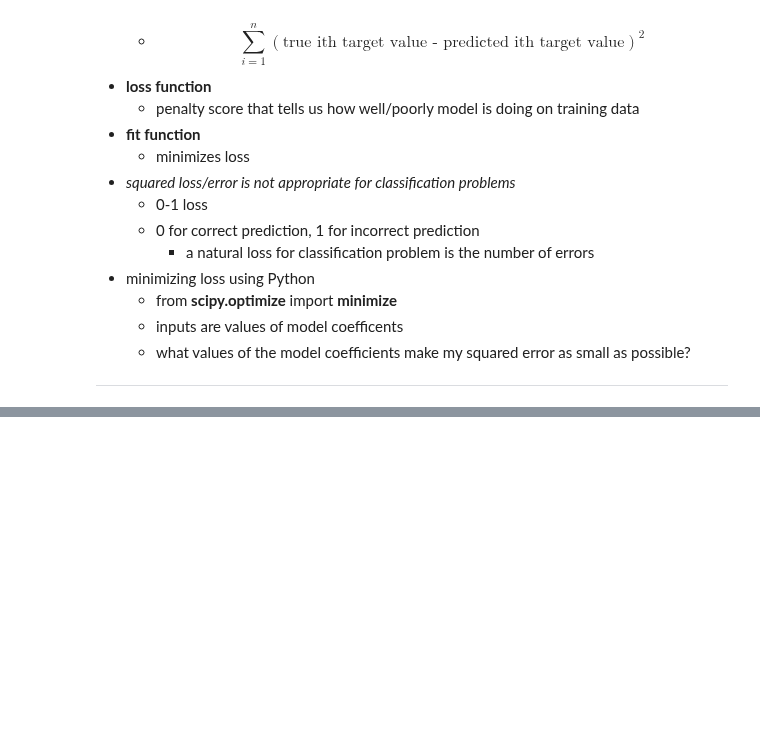
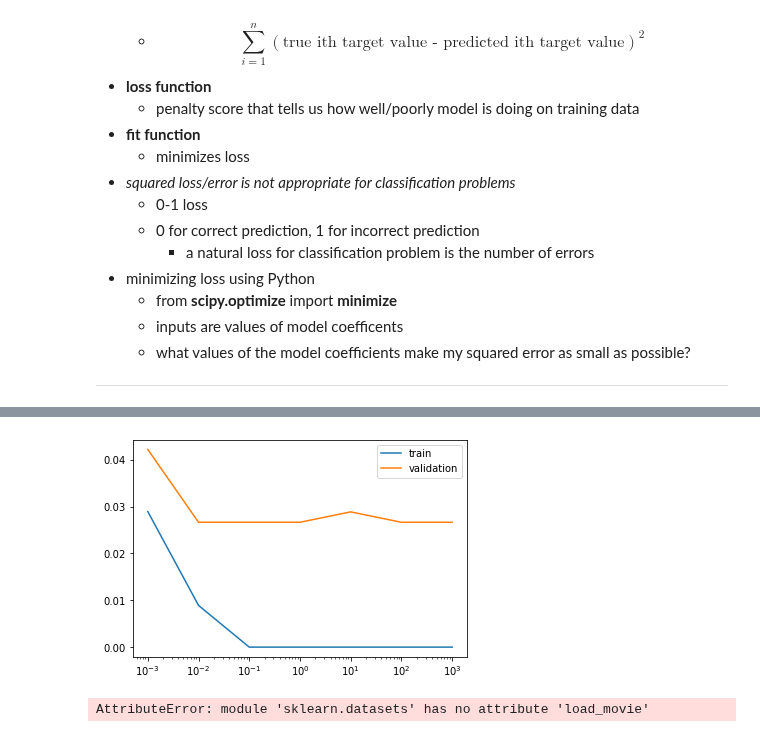
Before and after one commit to odenipinedo/Python, a Jupyter notebook: datacamp/9. linear classifiers in Python.ipynb, the cells around one changed output, grey strips where cells are left out. Saved outputs shown, nothing was run; the diff lists cells and outputs as text; code cells hidden in the pictures; blank space fills up the shorter version.

```diff
--- a/datacamp/9. linear classifiers in Python.ipynb
+++ b/datacamp/9. linear classifiers in Python.ipynb
@@ -259,0 +347,72 @@ ___
+# %%
+#Regularized logistic regression
+
+#In Chapter 1, you used logistic regression on the handwritten digits
+#data set. Here, we'll explore the effect of L2 regularization.
+
+#As you can see, too much regularization (small C) doesn't work well -
+#due to underfitting - and too little regularization (large C) doesn't
+#work well either - due to overfitting.
+
+from sklearn import datasets
+from sklearn.model_selection import train_test_split
+from sklearn.linear_model import LogisticRegression
+import matplotlib.pyplot as plt
+
+digits = datasets.load_digits()
+X_train, X_valid, y_train, y_valid = train_test_split(digits.data, digits.target, random_state=42)
+
+# Train and validaton errors initialized as empty list
+train_errs = list()
+valid_errs = list()
+C_values=[0.001, 0.01, 0.1, 1, 10, 100, 1000]
+
+# Loop over values of C_value
+for C_value in C_values:
+    # Create LogisticRegression object and fit
+    lr = LogisticRegression(C=C_value, max_iter=2750)
+    lr.fit(X_train, y_train)
+
+    # Evaluate error rates and append to lists
+    train_errs.append( 1.0 - lr.score(X_train, y_train) )
+    valid_errs.append( 1.0 - lr.score(X_valid, y_valid) )
+
+# Plot results
+plt.semilogx(C_values, train_errs, C_values, valid_errs)
+plt.legend(("train", "validation"))
+plt.show()
+# %% [output]
+[figure, added]
+# %%
+#Logistic regression and feature selection
+
+#In this exercise we'll perform feature selection on the movie review
+#sentiment data set using L1 regularization. The features and targets are
+#already loaded for you in X_train and y_train.
+
+#We'll search for the best value of C using scikit-learn's GridSearchCV(),
+#which was covered in the prerequisite course.
+
+# Specify L1 regularization
+lr = LogisticRegression(penalty="l1")
+
+# Instantiate the GridSearchCV object and run the search
+#searcher = GridSearchCV(lr, {'C':[0.001, 0.01, 0.1, 1, 10]})
+#searcher.fit(X_train, y_train)
+
+# Report the best parameters
+#print("Best CV params", searcher.best_params_)
+
+# Find the number of nonzero coefficients (selected features)
+#best_lr = searcher.best_estimator_
+#coefs = best_lr.coef_
+#print("Total number of features:", coefs.size)
+#print("Number of selected features:", np.count_nonzero(coefs))
+
+#################################################
+#<script.py> output:
+#    Best CV params {'C': 1}
+#    Total number of features: 2500
+#    Number of selected features: 1220
+# %% [output]
+AttributeError: module 'sklearn.datasets' has no attribute 'load_movie'
```
Also changed, not shown: parts of 12 cells of this notebook, 5 other files.
